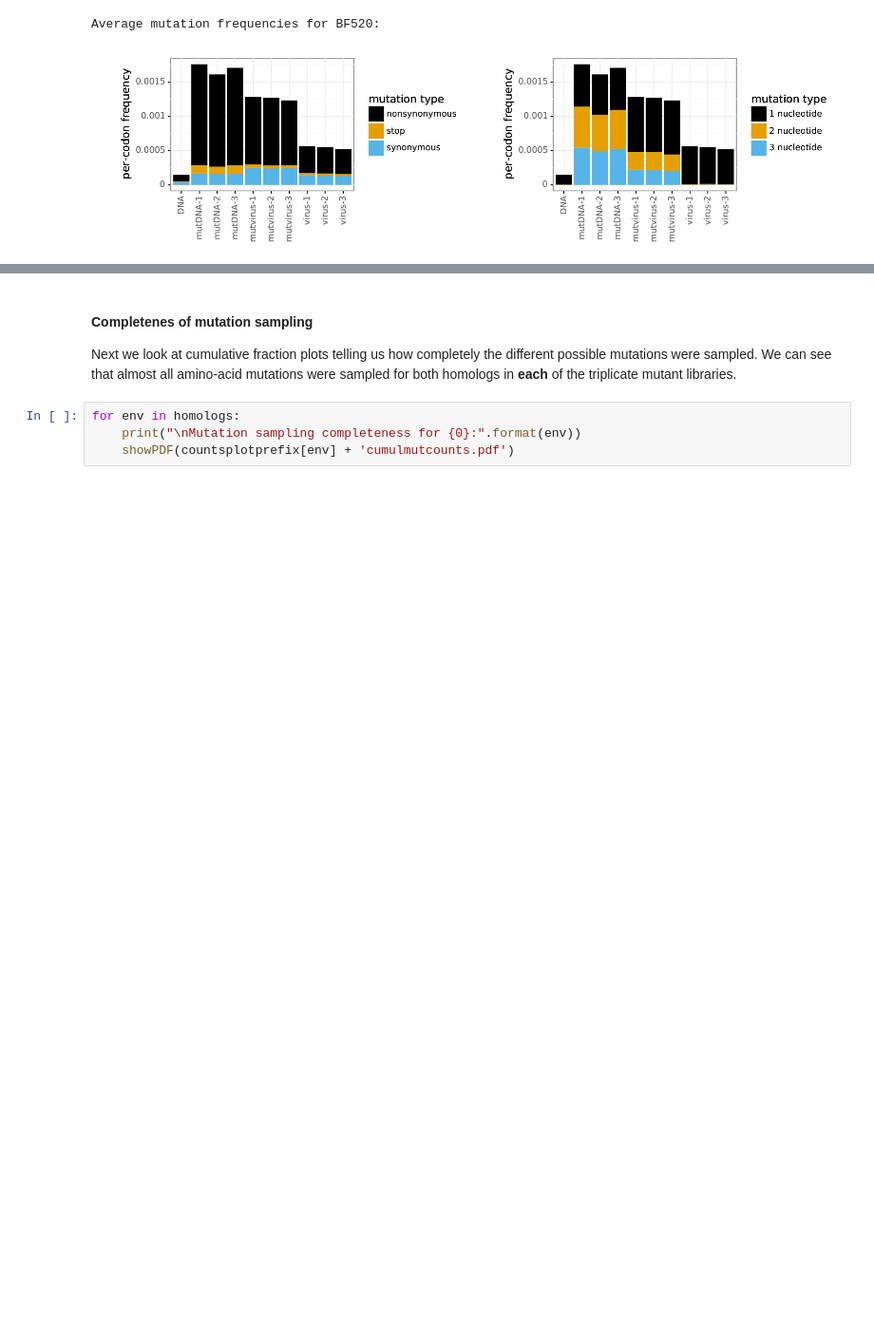
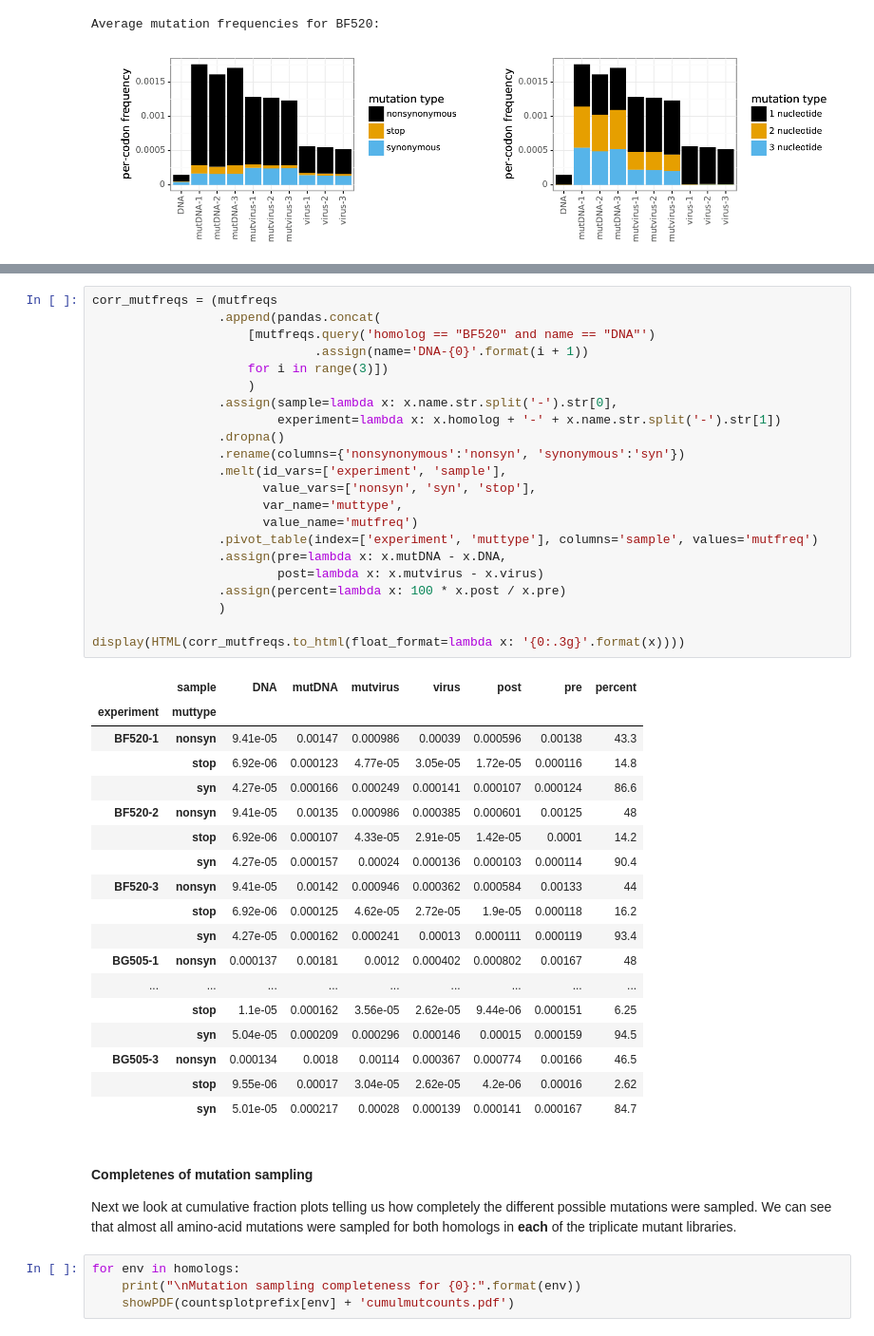
Before and after one commit to jbloomlab/EnvMutationalShiftsPaper, a Jupyter notebook: analysis_code/analysis_notebook.ipynb, the cells around one changed output, grey strips where cells are left out. Shown at 95% size. Saved outputs shown, nothing was run; the diff lists cells and outputs as text; blank space fills up the shorter version.

```diff
--- a/analysis_code/analysis_notebook.ipynb
+++ b/analysis_code/analysis_notebook.ipynb
@@ -448,3 +456,44 @@ display(HTML(mutfreqs.to_html(index=False)))
+# %%
+corr_mutfreqs = (mutfreqs
+                 .append(pandas.concat(
+                     [mutfreqs.query('homolog == "BF520" and name == "DNA"')
+                              .assign(name='DNA-{0}'.format(i + 1))
+                     for i in range(3)])
+                     )
+                 .assign(sample=lambda x: x.name.str.split('-').str[0],
+                         experiment=lambda x: x.homolog + '-' + x.name.str.split('-').str[1])
+                 .dropna()
+                 .rename(columns={'nonsynonymous':'nonsyn', 'synonymous':'syn'})
+                 .melt(id_vars=['experiment', 'sample'],
+                       value_vars=['nonsyn', 'syn', 'stop'],
+                       var_name='muttype',
+                       value_name='mutfreq')
+                 .pivot_table(index=['experiment', 'muttype'], columns='sample', values='mutfreq')
+                 .assign(pre=lambda x: x.mutDNA - x.DNA,
+                         post=lambda x: x.mutvirus - x.virus)
+                 .assign(percent=lambda x: 100 * x.post / x.pre)
+                 )
+
+display(HTML(corr_mutfreqs.to_html(float_format=lambda x: '{0:.3g}'.format(x))))
+# %% [output]
+|  | sample | DNA | mutDNA | mutvirus | virus | post | pre | percent |
+| experiment | muttype |  |  |  |  |  |  |  |
+| BF520-1 | nonsyn | 9.41e-05 | 0.00147 | 0.000986 | 0.00039 | 0.000596 | 0.00138 | 43.3 |
+|  | stop | 6.92e-06 | 0.000123 | 4.77e-05 | 3.05e-05 | 1.72e-05 | 0.000116 | 14.8 |
+|  | syn | 4.27e-05 | 0.000166 | 0.000249 | 0.000141 | 0.000107 | 0.000124 | 86.6 |
+| BF520-2 | nonsyn | 9.41e-05 | 0.00135 | 0.000986 | 0.000385 | 0.000601 | 0.00125 | 48 |
+|  | stop | 6.92e-06 | 0.000107 | 4.33e-05 | 2.91e-05 | 1.42e-05 | 0.0001 | 14.2 |
+|  | syn | 4.27e-05 | 0.000157 | 0.00024 | 0.000136 | 0.000103 | 0.000114 | 90.4 |
+| BF520-3 | nonsyn | 9.41e-05 | 0.00142 | 0.000946 | 0.000362 | 0.000584 | 0.00133 | 44 |
+|  | stop | 6.92e-06 | 0.000125 | 4.62e-05 | 2.72e-05 | 1.9e-05 | 0.000118 | 16.2 |
+|  | syn | 4.27e-05 | 0.000162 | 0.000241 | 0.00013 | 0.000111 | 0.000119 | 93.4 |
+| BG505-1 | nonsyn | 0.000137 | 0.00181 | 0.0012 | 0.000402 | 0.000802 | 0.00167 | 48 |
+| ... | ... | ... | ... | ... | ... | ... | ... | ... |
+|  | stop | 1.1e-05 | 0.000162 | 3.56e-05 | 2.62e-05 | 9.44e-06 | 0.000151 | 6.25 |
+|  | syn | 5.04e-05 | 0.000209 | 0.000296 | 0.000146 | 0.00015 | 0.000159 | 94.5 |
+| BG505-3 | nonsyn | 0.000134 | 0.0018 | 0.00114 | 0.000367 | 0.000774 | 0.00166 | 46.5 |
+|  | stop | 9.55e-06 | 0.00017 | 3.04e-05 | 2.62e-05 | 4.2e-06 | 0.00016 | 2.62 |
+|  | syn | 5.01e-05 | 0.000217 | 0.00028 | 0.000139 | 0.000141 | 0.000167 | 84.7 |
 # %% [markdown]
 #### Completenes of mutation sampling
 Next we look at cumulative fraction plots telling us how completely the different possible mutations were sampled.
```
Also changed, not shown: parts of 3 cells of this notebook, 3 other files.
